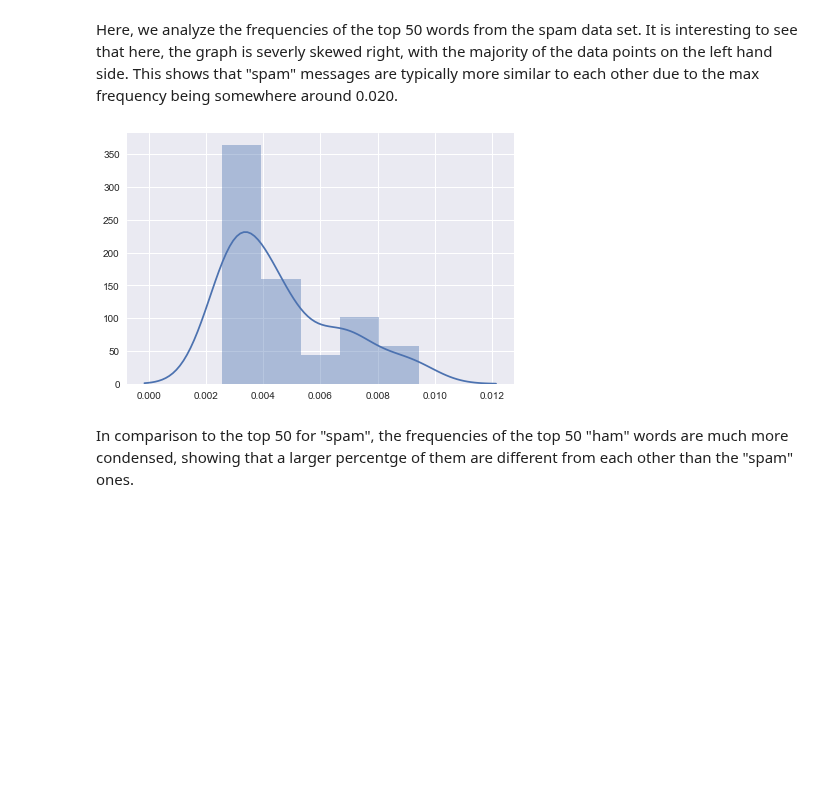
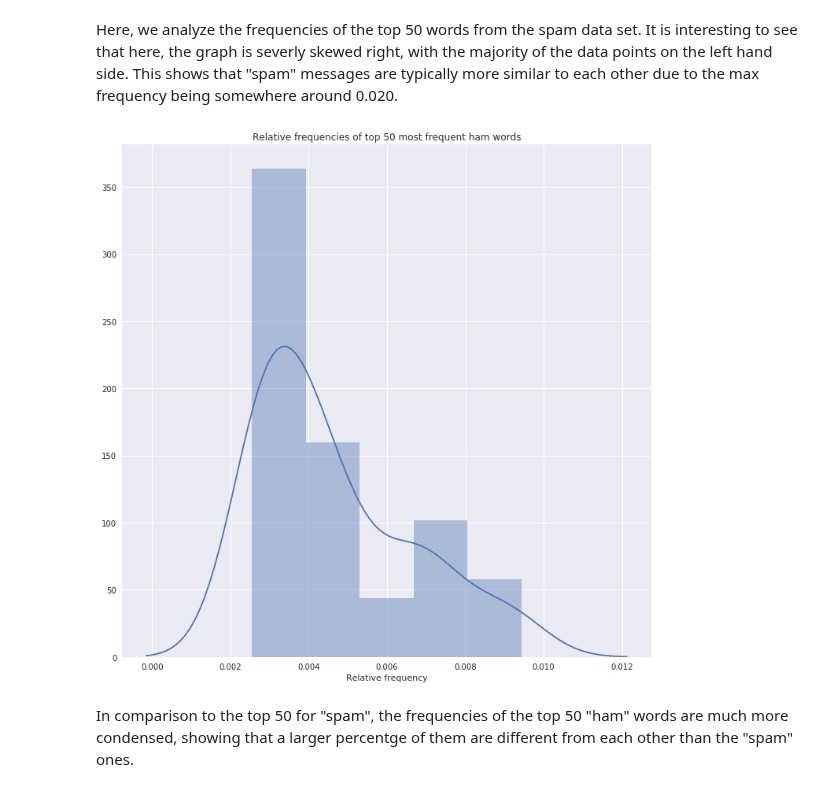
Before and after one commit to LukeWood/SpamVsHamDataAnalysis, a Jupyter notebook: DraftReport-2.ipynb, the cells around one changed output. Saved outputs shown, nothing was run; the diff lists cells and outputs as text; code cells hidden in the pictures; blank space fills up the shorter version.

```diff
--- a/DraftReport-2.ipynb
+++ b/DraftReport-2.ipynb
@@ -243,10 +244,12 @@ plt.show()
 Here, we analyze the frequencies of the top 50 words from the spam data set. It is interesting to see that here, the graph is severly skewed right, with the majority of the data points on the left hand side. This shows that "spam" messages are typically more similar to each other due to the max frequency being somewhere around 0.020.
 # %%
 sns.distplot(df[df.spam=="ham"][[x for x in df.columns if x!="spam"]].sum().sort_values()[-50:]/ham_count, hist=True,)
+plt.title("Relative frequencies of top 50 most frequent ham words")
+plt.xlabel("Relative frequency")
 plt.tight_layout()
 plt.show()
 # %% [output]
-[figure, old version]
+[figure, new version]
 # %% [markdown]
 In comparison to the top 50 for "spam", the frequencies of the top 50 "ham" words are much more condensed, showing that a larger percentge of them are different from each other than the "spam" ones.
 # %% [markdown]
```
Also changed, not shown: parts of 18 cells of this notebook.
